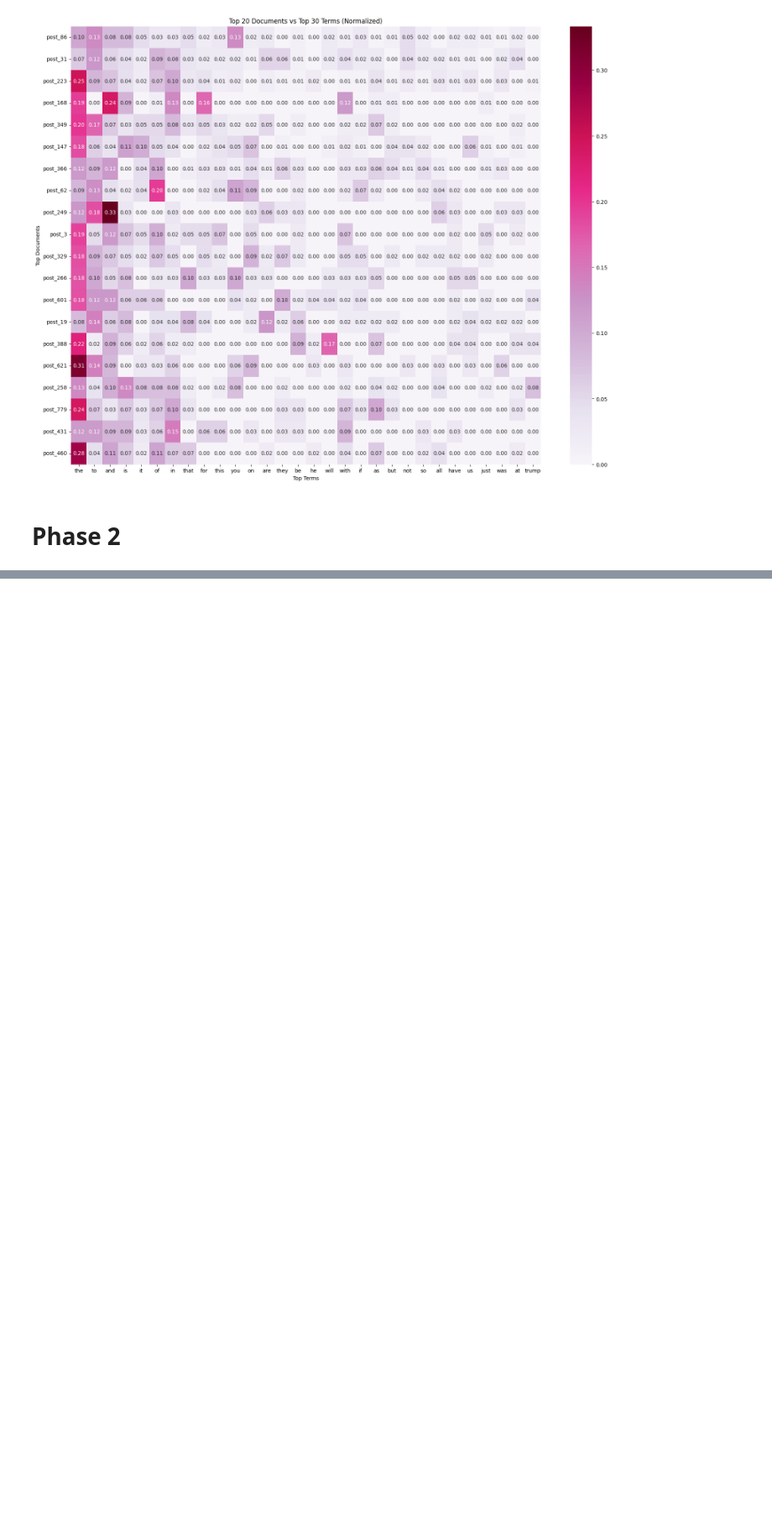
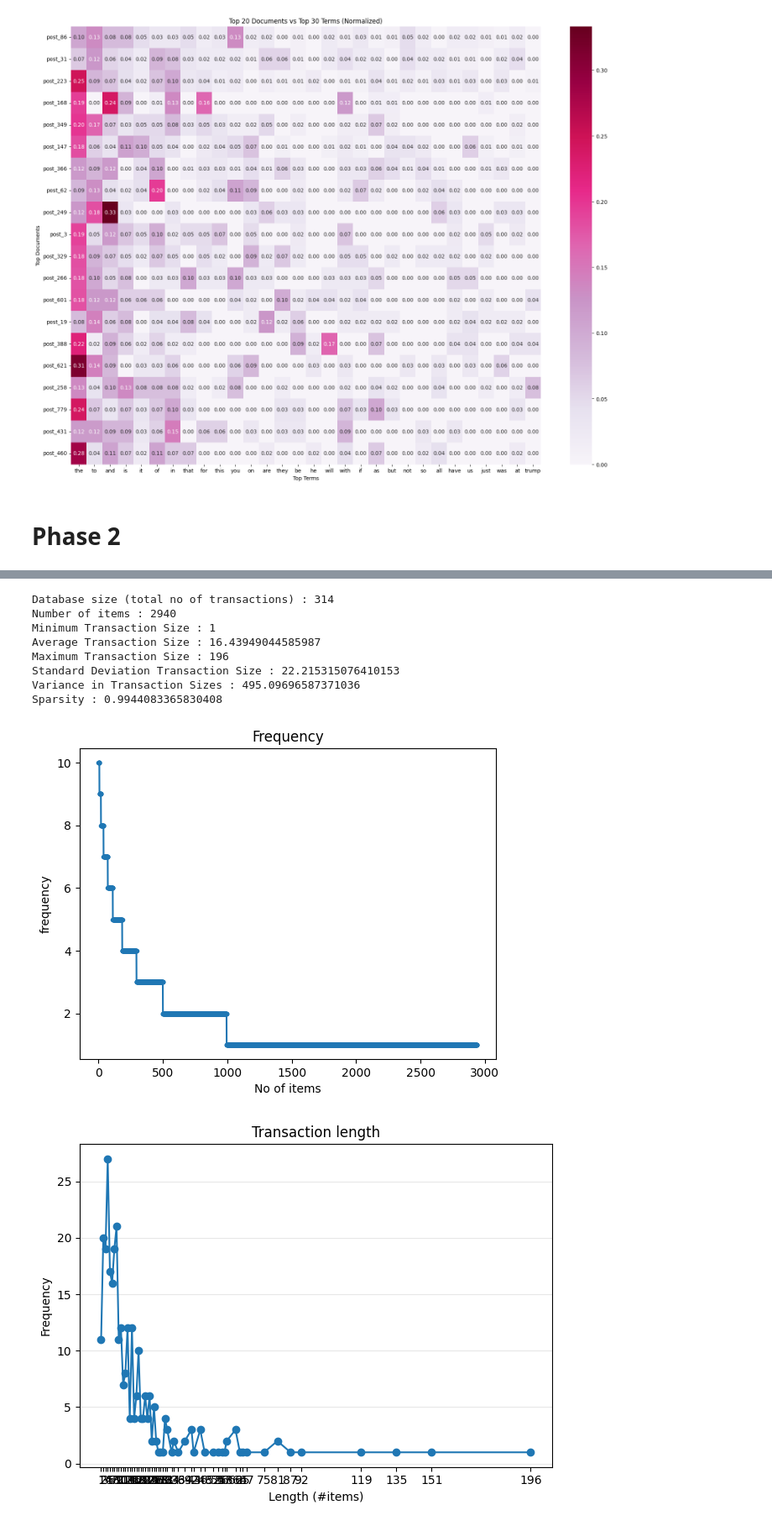
Before and after one commit to chiajungchang2003/DM2025-Lab1-Exercise, a Jupyter notebook: DM2025-Lab1-Homework.ipynb, the cells around one changed output, grey strips where cells are left out. Shown at 84% size. Saved outputs shown, nothing was run; the diff lists cells and outputs as text; code cells hidden in the pictures; blank space fills up the shorter version.

```diff
--- a/DM2025-Lab1-Homework.ipynb
+++ b/DM2025-Lab1-Homework.ipynb
@@ -208,0 +367,16 @@ Name: count, dtype: int64
+# %%
+obj = tds.TransactionalDatabase('td_freq_db_positive.csv')
+obj.run()
+obj.printStats()
+obj.plotGraphs()
+# %% [output]
+Database size (total no of transactions) : 314
+Number of items : 2940
+Minimum Transaction Size : 1
+Average Transaction Size : 16.43949044585987
+Maximum Transaction Size : 196
+Standard Deviation Transaction Size : 22.215315076410153
+Variance in Transaction Sizes : 495.09696587371036
+Sparsity : 0.9944083365830408
+[figure, added]
+[figure, added]
```
Also changed, not shown: parts of 18 cells of this notebook.
